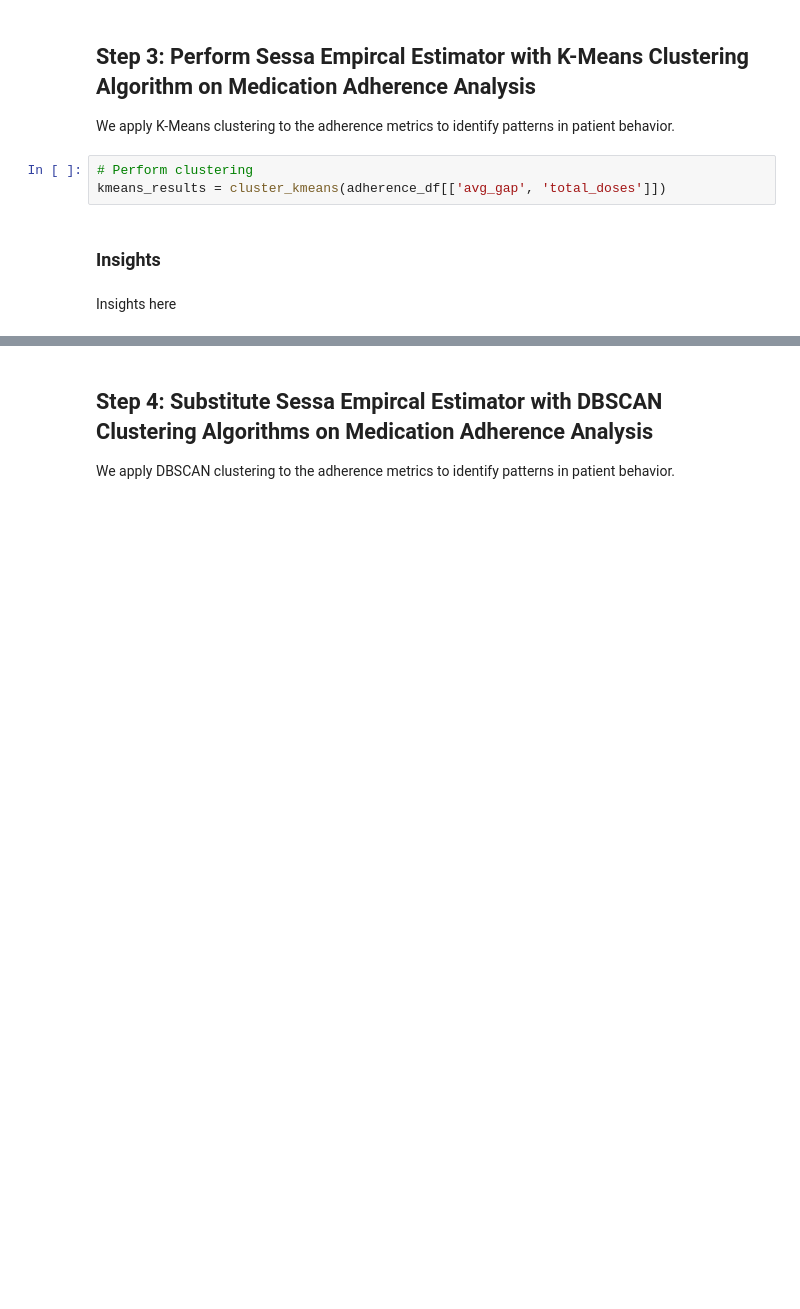
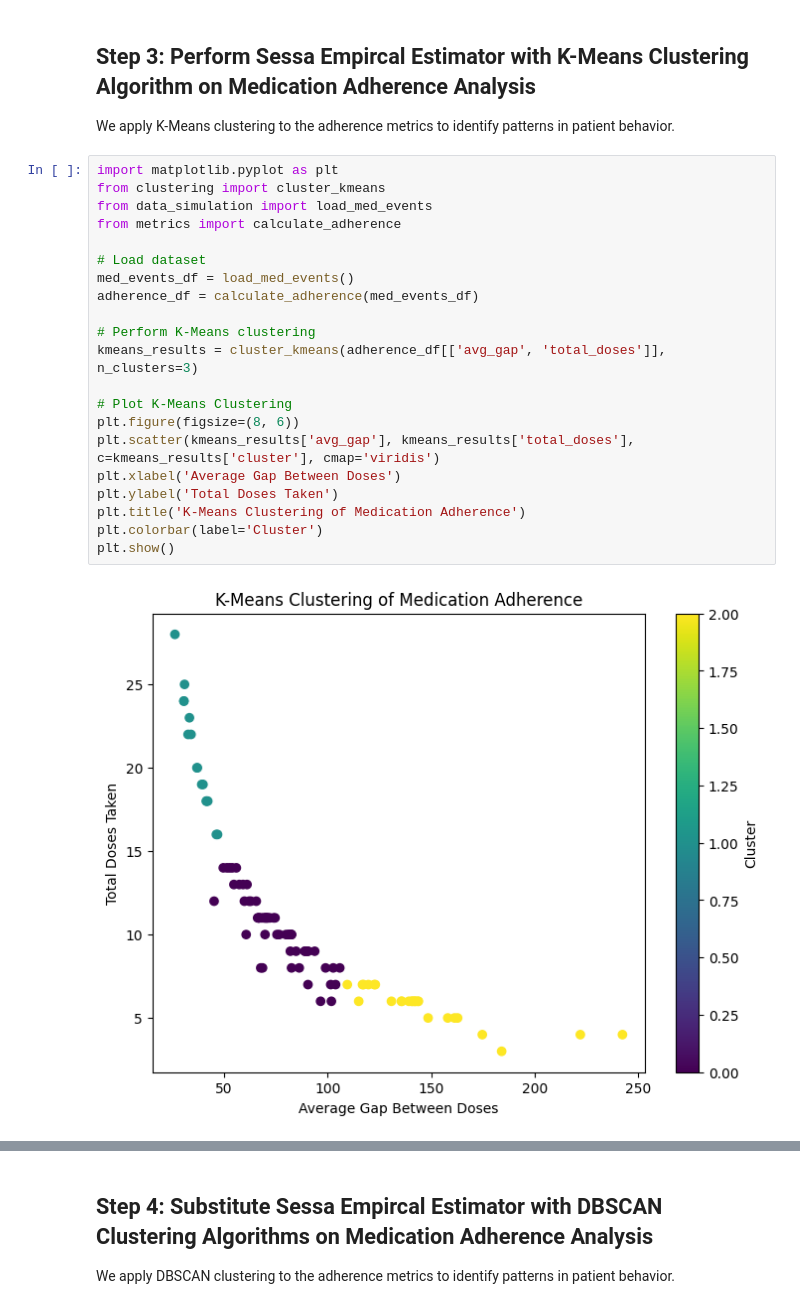
Before and after one commit to CTRL-JUJU/SEE, a Jupyter notebook: SEE.ipynb, the cells around one changed output, grey strips where cells are left out. Saved outputs shown, nothing was run; the diff lists cells and outputs as text; blank space fills up the shorter version.

```diff
--- a/SEE.ipynb
+++ b/SEE.ipynb
@@ -134,10 +134,26 @@ Adherence Metrics:
 # %% [markdown]
 ## Step 3: Perform Sessa Empircal Estimator with K-Means Clustering Algorithm on Medication Adherence Analysis
 We apply K-Means clustering to the adherence metrics to identify patterns in patient behavior.
-# %%
-# Perform clustering
-kmeans_results = cluster_kmeans(adherence_df[['avg_gap', 'total_doses']])
-# %% [markdown]
-### Insights
-# %% [markdown]
-Insights here
+# %%
+import matplotlib.pyplot as plt
+from clustering import cluster_kmeans
+from data_simulation import load_med_events
+from metrics import calculate_adherence
+
+# Load dataset
+med_events_df = load_med_events()
+adherence_df = calculate_adherence(med_events_df)
+
+# Perform K-Means clustering
+kmeans_results = cluster_kmeans(adherence_df[['avg_gap', 'total_doses']], n_clusters=3)
+
+# Plot K-Means Clustering
+plt.figure(figsize=(8, 6))
+plt.scatter(kmeans_results['avg_gap'], kmeans_results['total_doses'], c=kmeans_results['cluster'], cmap='viridis')
+plt.xlabel('Average Gap Between Doses')
+plt.ylabel('Total Doses Taken')
+plt.title('K-Means Clustering of Medication Adherence')
+plt.colorbar(label='Cluster')
+plt.show()
+# %% [output]
+[figure, added]
```
Also changed, not shown: parts of 8 cells of this notebook.
